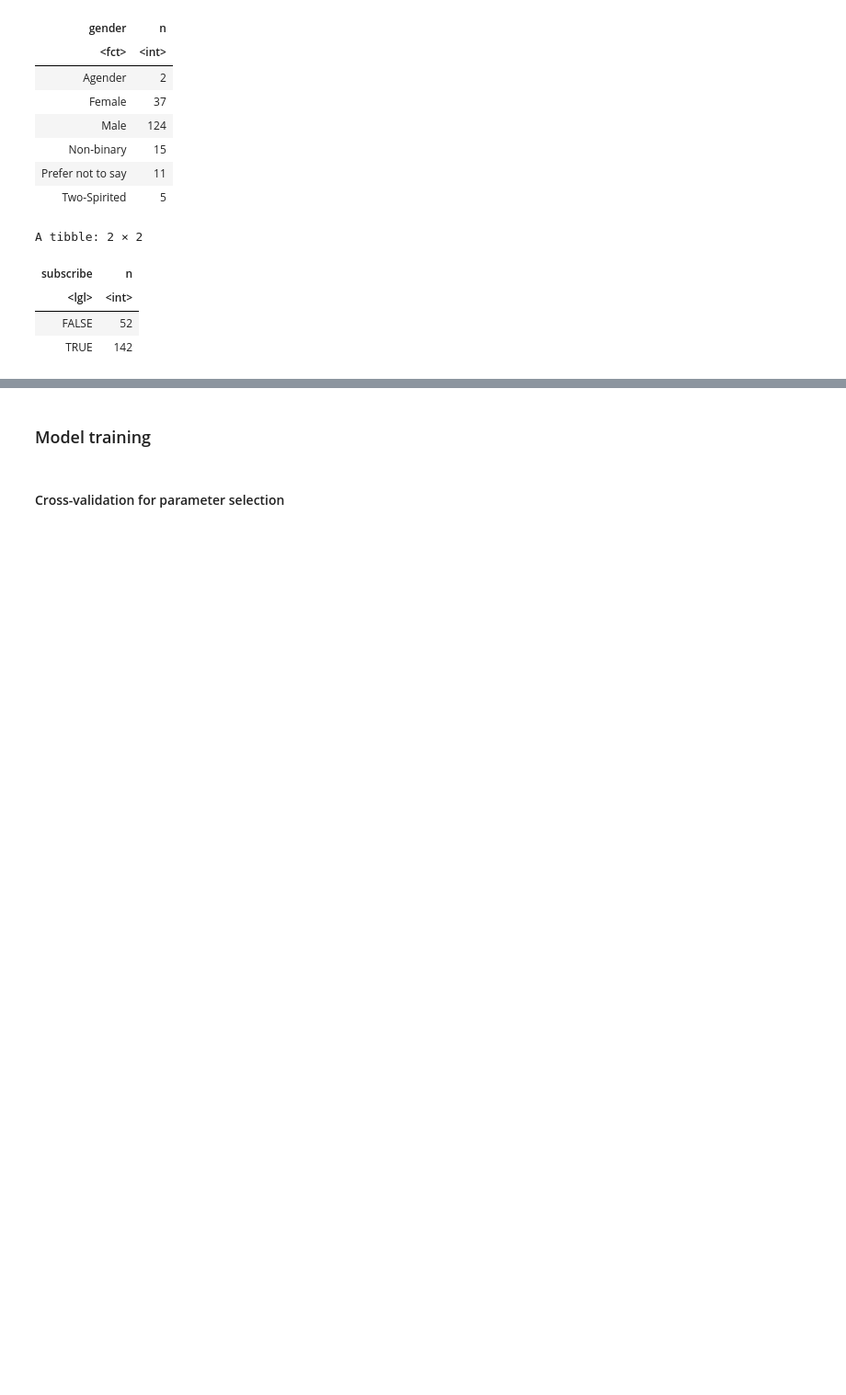
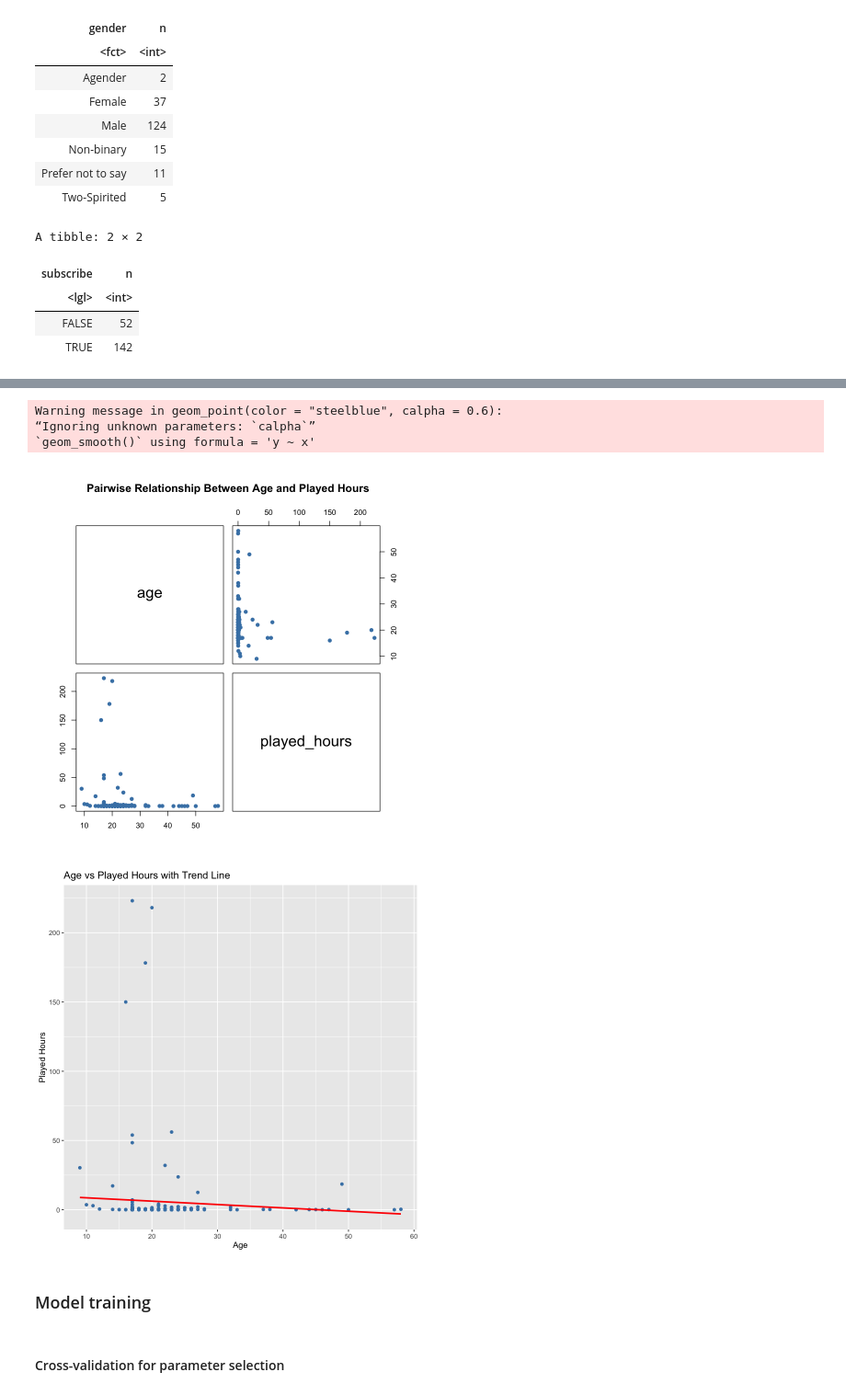
Before and after one commit to peteseta/dsci-100-project, a Jupyter notebook: final-project.ipynb, the cells around one changed output, grey strips where cells are left out. Shown at 92% size. Cells and saved outputs as stored; diff of their text form; code cells hidden in the pictures; blank space fills up the shorter version.

```diff
--- a/final-project.ipynb
+++ b/final-project.ipynb
@@ -207,5 +199,26 @@ A tibble: 2 × 2
 # %%
 # visualization 3 - pairwise relationships
+pairs(
+  players_clean[, c("age", "played_hours")],
+  main = "Pairwise Relationship Between Age and Played Hours",
+  pch = 19,
+  col = "steelblue"
+)
+
+ggplot(players_clean, aes(x = age, y = played_hours)) +
+  geom_point(color = "steelblue", calpha = 0.6) +
+  geom_smooth(method = "lm", se = FALSE, color = "red") +
+  labs(
+    title = "Age vs Played Hours with Trend Line",
+    x = "Age",
+    y = "Played Hours"
+  )
+# %% [output]
+Warning message in geom_point(color = "steelblue", calpha = 0.6):
+“Ignoring unknown parameters: `calpha`”
+`geom_smooth()` using formula = 'y ~ x'
+[figure, added]
+[figure, added]
 # %% [markdown]
 ### Model training
 # %%
```
Also changed, not shown: parts of 14 cells of this notebook.
